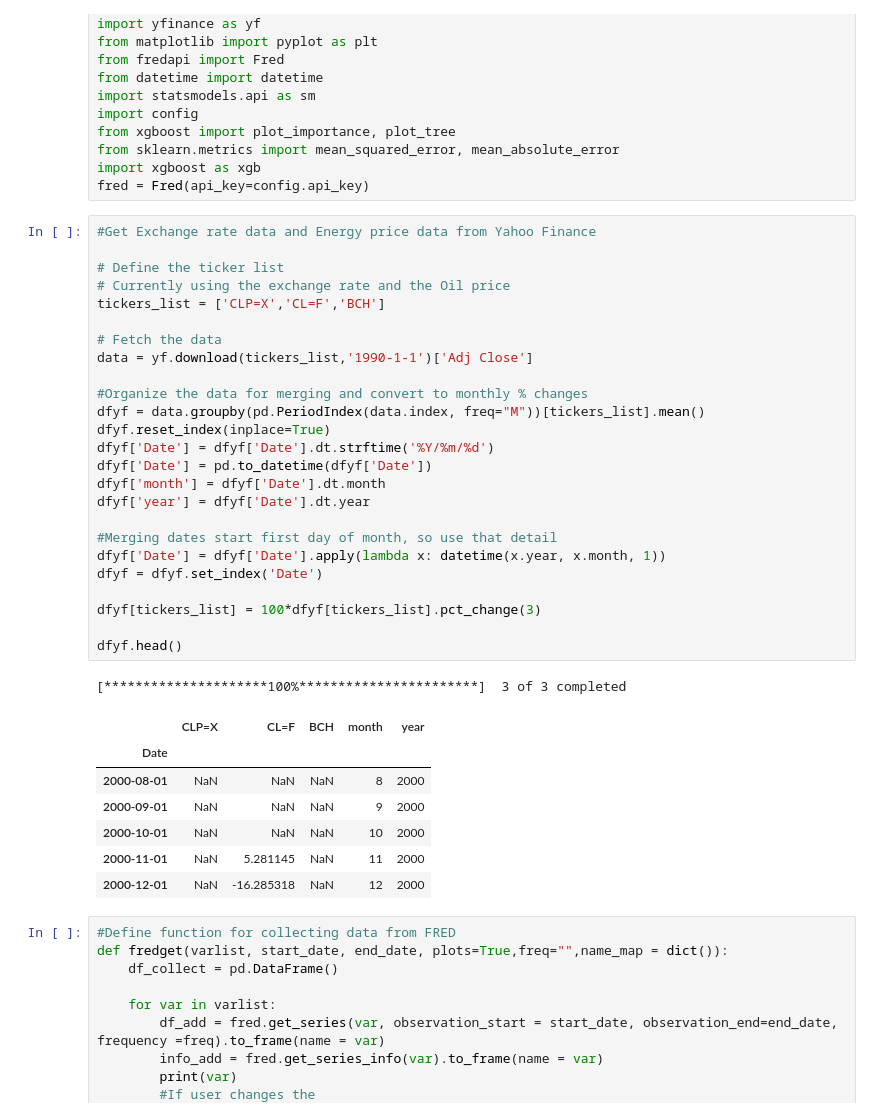
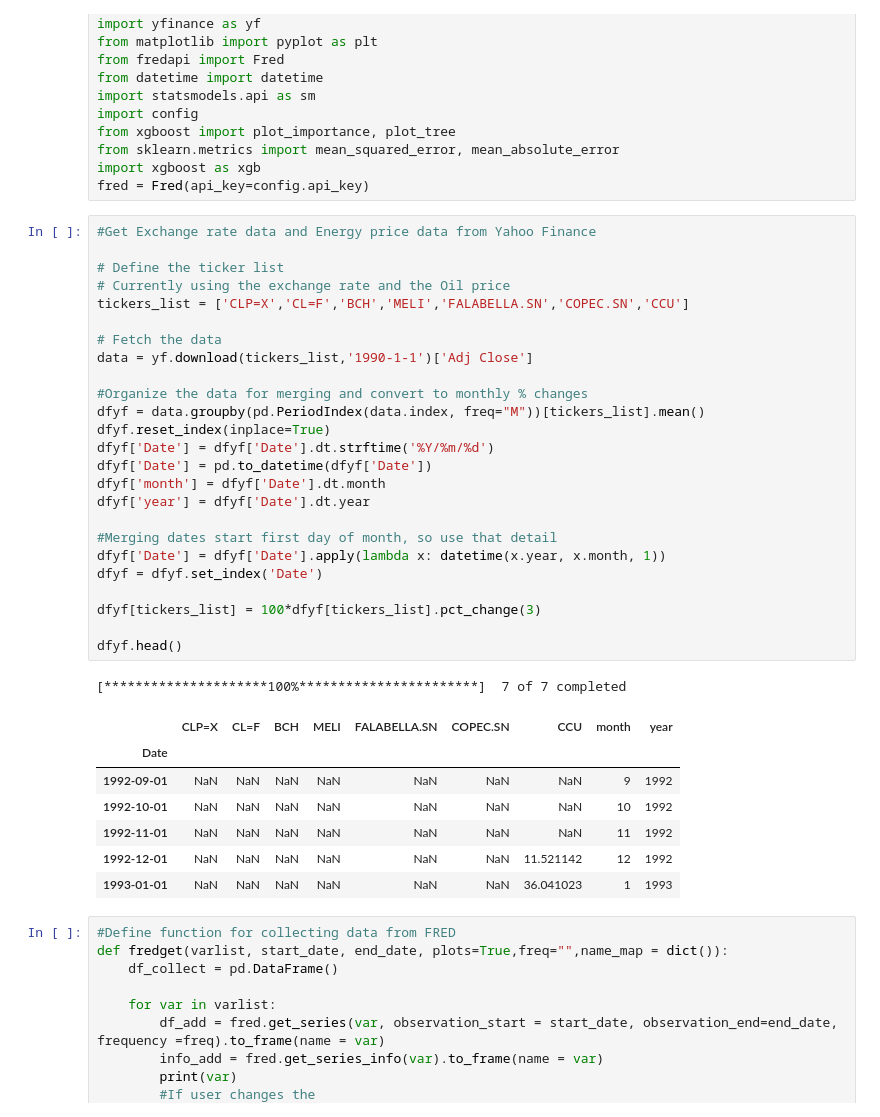
Before and after one commit to willcrossb/Latam_CPI_nowcast, a Jupyter notebook: Chile_headline_nowcast.ipynb, the cells around one changed output. Cells and saved outputs as stored; diff of their text form.

```diff
--- a/Chile_headline_nowcast.ipynb
+++ b/Chile_headline_nowcast.ipynb
@@ -20,37 +20,37 @@ fred = Fred(api_key=config.api_key)
 # %%
 #Get Exchange rate data and Energy price data from Yahoo Finance
 
 # Define the ticker list
 # Currently using the exchange rate and the Oil price
-tickers_list = ['CLP=X','CL=F','BCH']
+tickers_list = ['CLP=X','CL=F','BCH','MELI','FALABELLA.SN','COPEC.SN','CCU']
 
 # Fetch the data
 data = yf.download(tickers_list,'1990-1-1')['Adj Close']
 
 #Organize the data for merging and convert to monthly % changes
 dfyf = data.groupby(pd.PeriodIndex(data.index, freq="M"))[tickers_list].mean()
 dfyf.reset_index(inplace=True)
 dfyf['Date'] = dfyf['Date'].dt.strftime('%Y/%m/%d')
 dfyf['Date'] = pd.to_datetime(dfyf['Date'])
 dfyf['month'] = dfyf['Date'].dt.month
 dfyf['year'] = dfyf['Date'].dt.year
 
 #Merging dates start first day of month, so use that detail
 dfyf['Date'] = dfyf['Date'].apply(lambda x: datetime(x.year, x.month, 1))
 dfyf = dfyf.set_index('Date')
 
 dfyf[tickers_list] = 100*dfyf[tickers_list].pct_change(3)
 
 dfyf.head()
 # %% [output]
-[*********************100%***********************]  3 of 3 completed
+[*********************100%***********************]  7 of 7 completed
-|  | CLP=X | CL=F | BCH | month | year |
-| Date |  |  |  |  |  |
-| 2000-08-01 | NaN | NaN | NaN | 8 | 2000 |
-| 2000-09-01 | NaN | NaN | NaN | 9 | 2000 |
-| 2000-10-01 | NaN | NaN | NaN | 10 | 2000 |
-| 2000-11-01 | NaN | 5.281145 | NaN | 11 | 2000 |
-| 2000-12-01 | NaN | -16.285318 | NaN | 12 | 2000 |
+|  | CLP=X | CL=F | BCH | MELI | FALABELLA.SN | COPEC.SN | CCU | month | year |
+| Date |  |  |  |  |  |  |  |  |  |
+| 1992-09-01 | NaN | NaN | NaN | NaN | NaN | NaN | NaN | 9 | 1992 |
+| 1992-10-01 | NaN | NaN | NaN | NaN | NaN | NaN | NaN | 10 | 1992 |
+| 1992-11-01 | NaN | NaN | NaN | NaN | NaN | NaN | NaN | 11 | 1992 |
+| 1992-12-01 | NaN | NaN | NaN | NaN | NaN | NaN | 11.521142 | 12 | 1992 |
+| 1993-01-01 | NaN | NaN | NaN | NaN | NaN | NaN | 36.041023 | 1 | 1993 |
 # %%
 #Define function for collecting data from FRED
 def fredget(varlist, start_date, end_date, plots=True,freq="",name_map = dict()):
```
Also changed, not shown: parts of 7 cells of this notebook.
